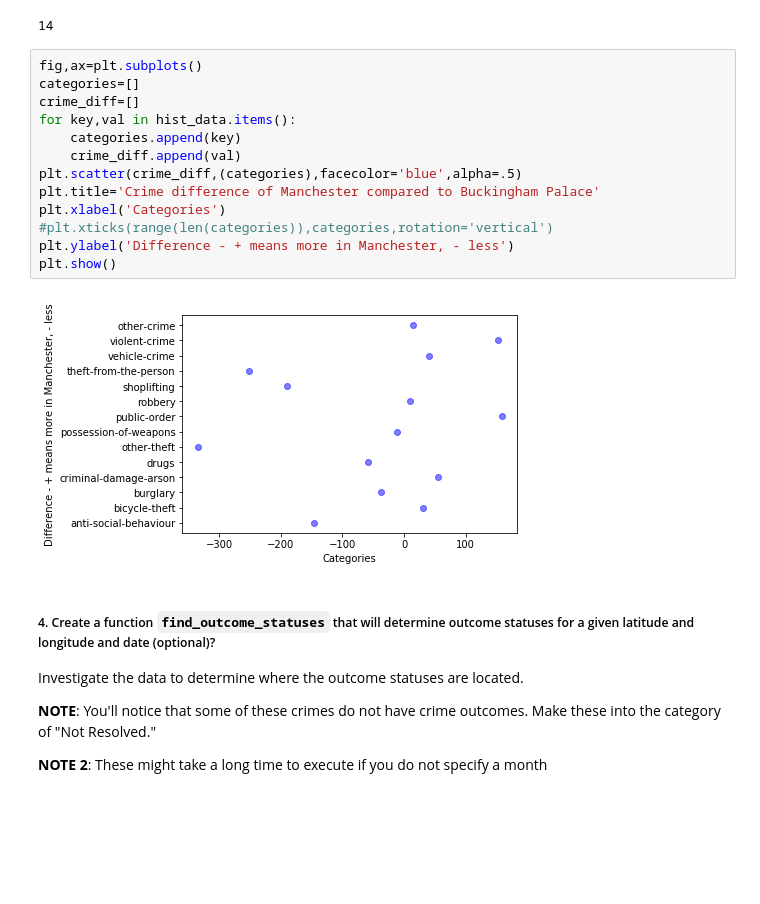
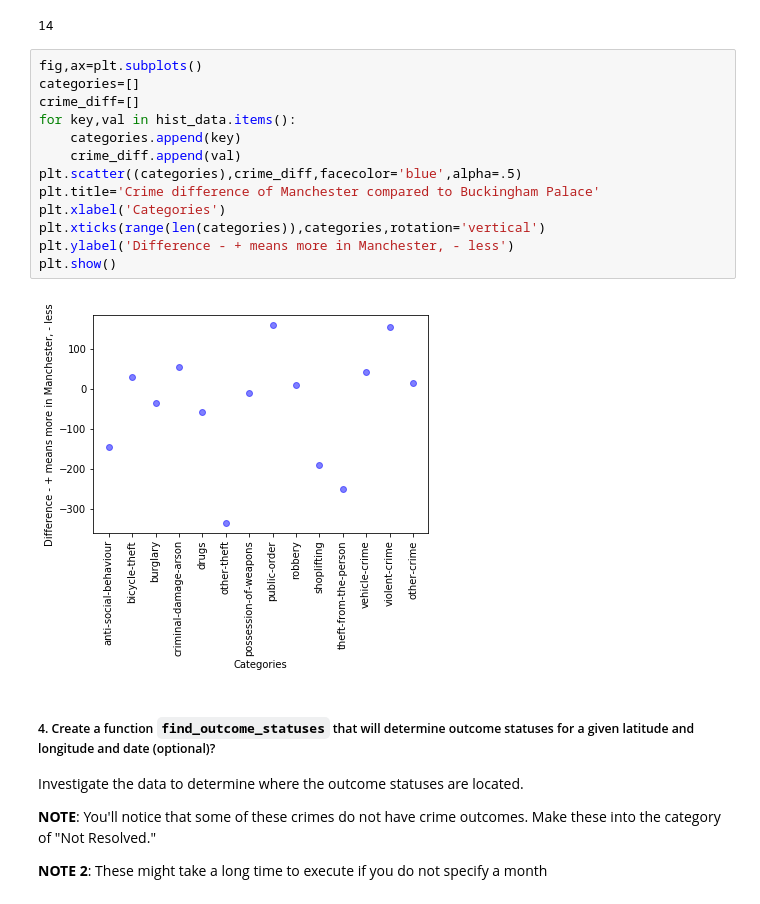
Before and after one commit to danjizquierdo/python-api-dictionaries-lab-nyc-ds-career-012819, a Jupyter notebook: index.ipynb, the cells around one changed output. Cells and saved outputs as stored; diff of their text form; blank space fills up the shorter version.

```diff
--- a/index.ipynb
+++ b/index.ipynb
@@ -245,18 +245,18 @@ len(categories)
 # %%
 fig,ax=plt.subplots()
 categories=[]
 crime_diff=[]
 for key,val in hist_data.items():
     categories.append(key)
     crime_diff.append(val)
-plt.scatter(crime_diff,(categories),facecolor='blue',alpha=.5)
+plt.scatter((categories),crime_diff,facecolor='blue',alpha=.5)
 plt.title='Crime difference of Manchester compared to Buckingham Palace'
 plt.xlabel('Categories')
-#plt.xticks(range(len(categories)),categories,rotation='vertical')
+plt.xticks(range(len(categories)),categories,rotation='vertical')
 plt.ylabel('Difference - + means more in Manchester, - less')
 plt.show()
 # %% [output]
-[figure, old version]
+[figure, new version]
 # %% [markdown]
 ##### 4. Create a function `find_outcome_statuses` that will determine outcome statuses for a given latitude and longitude and date (optional)?
 Investigate the data to determine where the outcome statuses are located.
```
